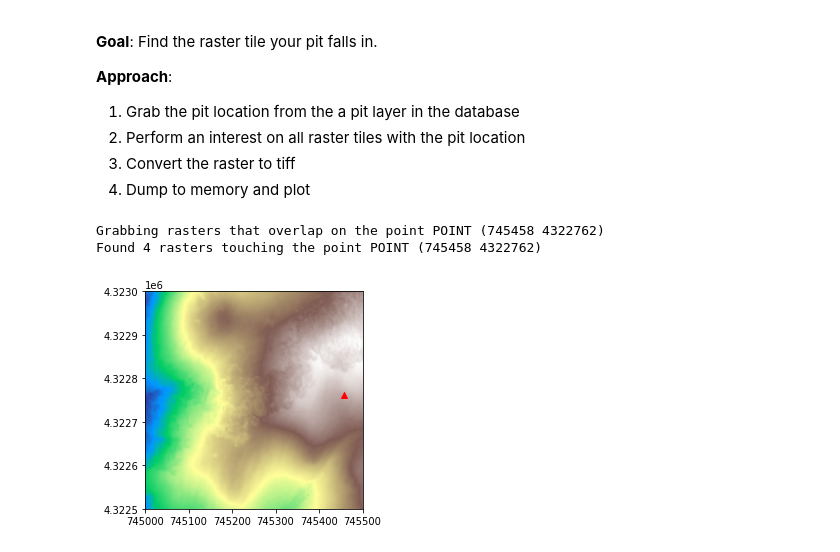
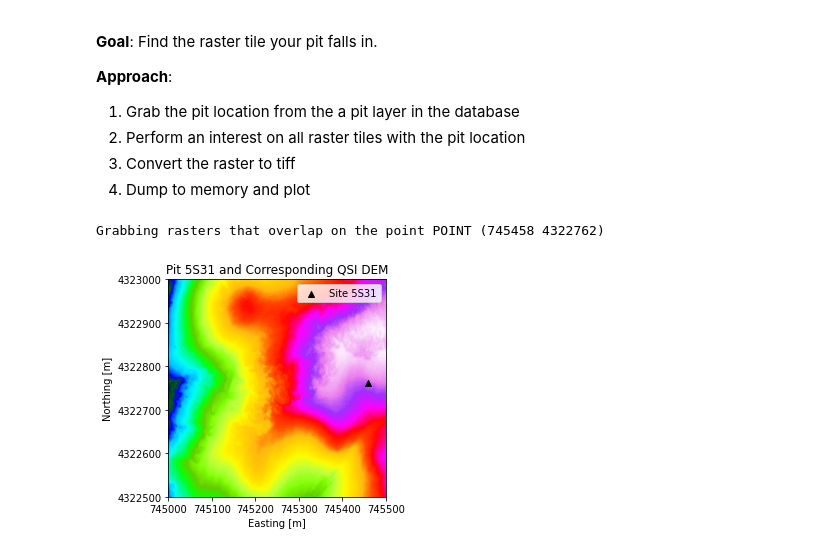
Before and after one commit to SnowEx/snowexsql, a Jupyter notebook: docs/gallery/plot_raster_example.ipynb, the cells around one changed output. Saved outputs shown, nothing was run; the diff lists cells and outputs as text; code cells hidden in the pictures.

Commit message:
Updated all examples, polished them up some. Added a raster union example

```diff
--- a/docs/gallery/plot_raster_example.ipynb
+++ b/docs/gallery/plot_raster_example.ipynb
@@ -15,48 +15,42 @@ from rasterio.plot import show
 from sqlalchemy.sql import func
 import geoalchemy2.functions as gfunc
 from geoalchemy2.shape import to_shape
 from rasterio import MemoryFile
 import matplotlib.pyplot as plt
 import geopandas as gpd
+from snowxsql.conversions import raster_to_rasterio
 
 # PIT Site Identifier
 site_id = '5S31'
 
 # Connect to the database we made.
 db_name = 'postgresql+psycopg2:///snowex'
 engine, metadata, session = get_db(db_name)
 datasets = []
 
 # Grab our pit layers by site id
 q = session.query(LayerData).filter(LayerData.site_id == site_id)
 layers = q.all()
 
 # Grab the pit location from a single layer
-p = layers[0].geometry
+p = layers[0].geom
 p_shp = to_shape(p)
 
 print('Grabbing rasters that overlap on the point {}'.format(p_shp))
 rasters = session.query(func.ST_AsTiff(RasterData.raster)).filter(gfunc.ST_Intersects(RasterData.raster, p)).all()
 
-print("Found {} rasters touching the point {}".format(len(rasters), p_shp))
+fig,ax = plt.subplots()
+ax.ticklabel_format(style='plain', useOffset=False)
+ax.set_xlabel('Easting [m]')
+ax.set_ylabel('Northing [m]')
+ax.set_title('Pit {} and Corresponding QSI DEM'.format(site_id))
+datasets = raster_to_rasterio(session, rasters)
+show(datasets[0].read(1), ax=ax, transform=datasets[0].transform, cmap='gist_ncar')
 
-fig,ax = plt.subplots()
-
-for tiff in rasters:
-    bdata = bytes(tiff[0])
-
-    with MemoryFile() as tmpfile:
-        tmpfile.write(bdata)
-        d = tmpfile.open()
-
-        show(d.read(1), ax=ax, transform=d.transform, cmap='terrain')
-        datasets.append(d)
-
-gpd.GeoSeries(p_shp).plot(ax=ax, color='r', marker='^')
-
+gpd.GeoSeries(p_shp).plot(ax=ax, color='k', marker='^', label="Site {}".format(site_id))
+ax.legend()
 for d in datasets:
     d.close()
 # %% [output]
 Grabbing rasters that overlap on the point POINT (745458 4322762)
-Found 4 rasters touching the point POINT (745458 4322762)
-[figure, old version]
+[figure, new version]
```
Also changed, not shown: 3 other files.
